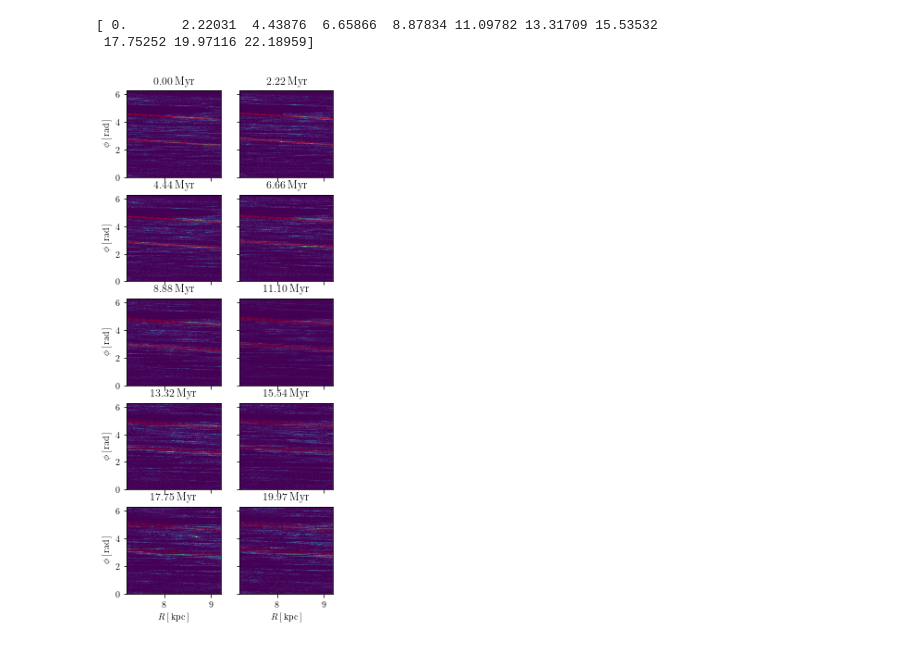
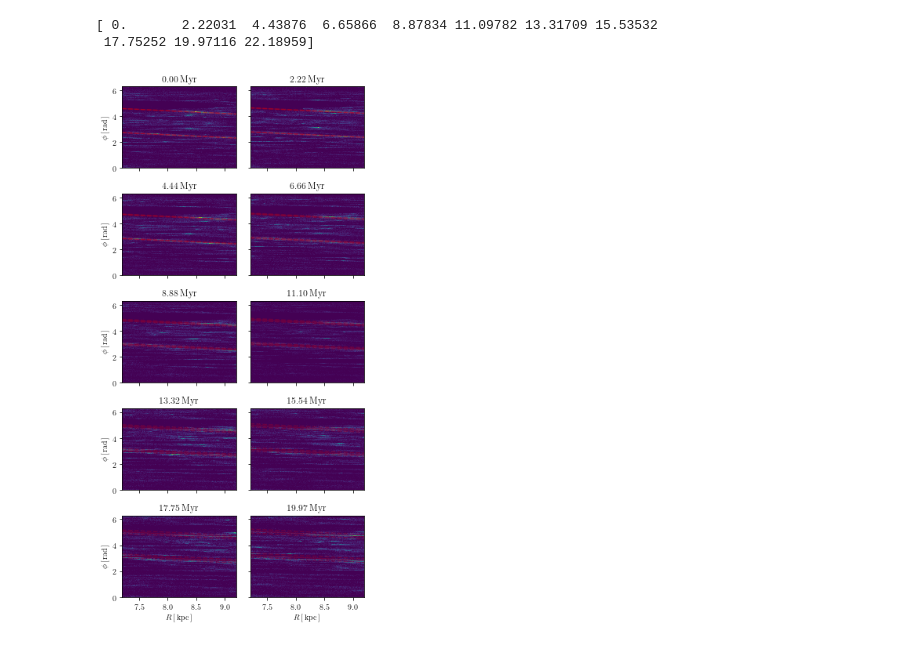
Before and after one commit to gusbeane/actions_systematic, a Jupyter notebook: pattern_speed/pattern_speed_by_eye.ipynb, the cells around one changed output. Drawn from its saved outputs; the diff is of its cells as text; code cells hidden in the pictures.

```diff
--- a/pattern_speed/pattern_speed_by_eye.ipynb
+++ b/pattern_speed/pattern_speed_by_eye.ipynb
@@ -41,38 +41,39 @@ slope = -0.21
 dphidt = 0.025
 R = np.linspace(7.2, 9.2, 300)
 # %%
-fig, ax = plt.subplots(5,2, figsize=(4, 10), sharex=True, sharey=True, squeeze=True)
+fig, ax = plt.subplots(5,2, figsize=(5, 10), sharex=True, sharey=True, squeeze=True)
 alpha = 0.2
 
 ax[0][0].set_ylabel(r'$\phi\,[\,\text{rad}\,]$')
 ax[1][0].set_ylabel(r'$\phi\,[\,\text{rad}\,]$')
 ax[2][0].set_ylabel(r'$\phi\,[\,\text{rad}\,]$')
 ax[3][0].set_ylabel(r'$\phi\,[\,\text{rad}\,]$')
 ax[4][0].set_ylabel(r'$\phi\,[\,\text{rad}\,]$')
 
 ax[4][0].set_xlabel(r'$R\,[\,\text{kpc}\,]$')
 ax[4][1].set_xlabel(r'$R\,[\,\text{kpc}\,]$')
 
 for idx, t, this_ax in zip(indices, times, ax.flatten()):
     test = read_index(idx)
     this_ax.hist2d(test[:,0], test[:,2], bins=300);
     this_ax.set_title(r'$' + "{0:.2f}".format(t) + r'\,\text{Myr}$')
 
     phi1 = slope*R + Cinit1 + dphidt * t
     phi2 = slope*R + Cinit2 + dphidt * t
     this_ax.plot(R, phi1, c='r', alpha=alpha);
     this_ax.plot(R, phi2, c='r', alpha=alpha);
 
     phi1 = slope*R + Cinit1 + 1.3*dphidt * t
     phi2 = slope*R + Cinit2 + 1.3*dphidt * t
     this_ax.plot(R, phi1, c='r', alpha=alpha, ls='dashed');
     this_ax.plot(R, phi2, c='r', alpha=alpha, ls='dashed');
 
     phi1 = slope*R + Cinit1 + 0.7*dphidt * t
     phi2 = slope*R + Cinit2 + 0.7*dphidt * t
     this_ax.plot(R, phi1, c='r', alpha=alpha, ls='dashed');
     this_ax.plot(R, phi2, c='r', alpha=alpha, ls='dashed');
 
+fig.tight_layout()
 fig.savefig('pattern_speed_by_eye.png', dpi=300)
 # %% [output]
-[figure, old version]
+[figure, new version]
```
Also changed, not shown: 2 other files.
